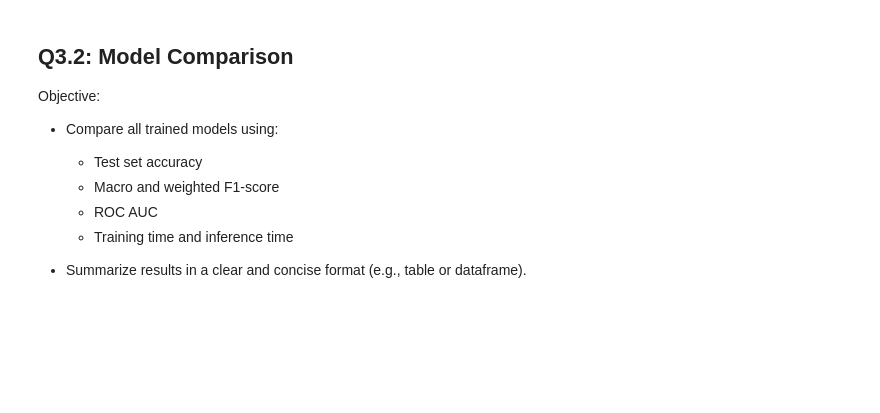
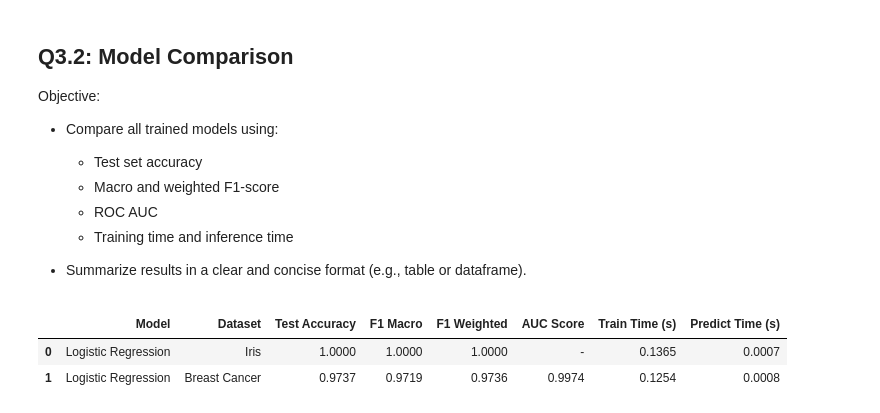
Before and after one commit to kameldeeb/Web-Data-Mining, a Jupyter notebook: Compare_Workbooks.ipynb, the cells around one changed output. Saved outputs shown, nothing was run; the diff lists cells and outputs as text; code cells hidden in the pictures; blank space fills up the shorter version.

```diff
--- a/Compare_Workbooks.ipynb
+++ b/Compare_Workbooks.ipynb
@@ -696,3 +696,96 @@ Objective:
   - Training time and inference time
 
 - Summarize results in a clear and concise format (e.g., table or dataframe).
+# %%
+# 📌 1. استيراد المكتبات
+import pandas as pd
+import numpy as np
+from sklearn.datasets import load_iris, load_breast_cancer
+from sklearn.model_selection import train_test_split
+from sklearn.preprocessing import StandardScaler
+from sklearn.linear_model import LogisticRegression
+from sklearn.metrics import f1_score, roc_auc_score
+import time
+
+# 📌 2. دالة التقييم
+def evaluate_model(model, X_test, y_test, model_name='', dataset_name='', train_time=0, predict_time=0):
+    y_pred = model.predict(X_test)
+
+    f1_macro = f1_score(y_test, y_pred, average='macro')
+    f1_weighted = f1_score(y_test, y_pred, average='weighted')
+
+    try:
+        if hasattr(model, "predict_proba"):
+            if len(np.unique(y_test)) == 2:
+                y_score = model.predict_proba(X_test)[:, 1]
+            else:
+                y_score = None
+        elif hasattr(model, "decision_function"):
+            y_score = model.decision_function(X_test)
+        else:
+            y_score = None
+
+        auc = roc_auc_score(y_test, y_score) if y_score is not None else "-"
+    except:
+        auc = "-"
+
+    test_acc = model.score(X_test, y_test)
+
+    return {
+        "Model": model_name,
+        "Dataset": dataset_name,
+        "Test Accuracy": round(test_acc, 4),
+        "F1 Macro": round(f1_macro, 4),
+        "F1 Weighted": round(f1_weighted, 4),
+        "AUC Score": round(auc, 4) if auc != "-" else "-",
+        "Train Time (s)": round(train_time, 4),
+        "Predict Time (s)": round(predict_time, 4)
+    }
+
+# 📌 3. تجهيز البيانات - IRIS
+iris = load_iris()
+X_iris, y_iris = iris.data, iris.target
+X_train_iris, X_test_iris, y_train_iris, y_test_iris = train_test_split(X_iris, y_iris, test_size=0.2, random_state=42)
+scaler_iris = StandardScaler()
+X_train_iris = scaler_iris.fit_transform(X_train_iris)
+X_test_iris = scaler_iris.transform(X_test_iris)
+
+# 📌 4. تدريب Logistic Regression - IRIS
+start_train = time.time()
+lr_iris = LogisticRegression(max_iter=200)
+lr_iris.fit(X_train_iris, y_train_iris)
+lr_iris_train_time = time.time() - start_train
+
+start_predict = time.time()
+lr_iris.predict(X_test_iris)
+lr_iris_predict_time = time.time() - start_predict
+
+lr_iris_eval = evaluate_model(lr_iris, X_test_iris, y_test_iris, model_name="Logistic Regression", dataset_name="Iris", train_time=lr_iris_train_time, predict_time=lr_iris_predict_time)
+
+# 📌 5. تجهيز البيانات - Breast Cancer
+bc = load_breast_cancer()
+X_bc, y_bc = bc.data, bc.target
+X_train_bc, X_test_bc, y_train_bc, y_test_bc = train_test_split(X_bc, y_bc, test_size=0.2, random_state=42)
+scaler_bc = StandardScaler()
+X_train_bc = scaler_bc.fit_transform(X_train_bc)
+X_test_bc = scaler_bc.transform(X_test_bc)
+
+# 📌 6. تدريب Logistic Regression - Breast Cancer
+start_train = time.time()
+lr_bc = LogisticRegression(max_iter=200)
+lr_bc.fit(X_train_bc, y_train_bc)
+lr_bc_train_time = time.time() - start_train
+
+start_predict = time.time()
+lr_bc.predict(X_test_bc)
+lr_bc_predict_time = time.time() - start_predict
+
+lr_bc_eval = evaluate_model(lr_bc, X_test_bc, y_test_bc, model_name="Logistic Regression", dataset_name="Breast Cancer", train_time=lr_bc_train_time, predict_time=lr_bc_predict_time)
+
+# 📌 7. جدول النتائج النهائية
+comparison_df = pd.DataFrame([lr_iris_eval, lr_bc_eval])
+comparison_df
+# %% [output]
+|  | Model | Dataset | Test Accuracy | F1 Macro | F1 Weighted | AUC Score | Train Time (s) | Predict Time (s) |
+| 0 | Logistic Regression | Iris | 1.0000 | 1.0000 | 1.0000 | - | 0.1365 | 0.0007 |
+| 1 | Logistic Regression | Breast Cancer | 0.9737 | 0.9719 | 0.9736 | 0.9974 | 0.1254 | 0.0008 |
```
Also changed, not shown: parts of 5 cells of this notebook.
